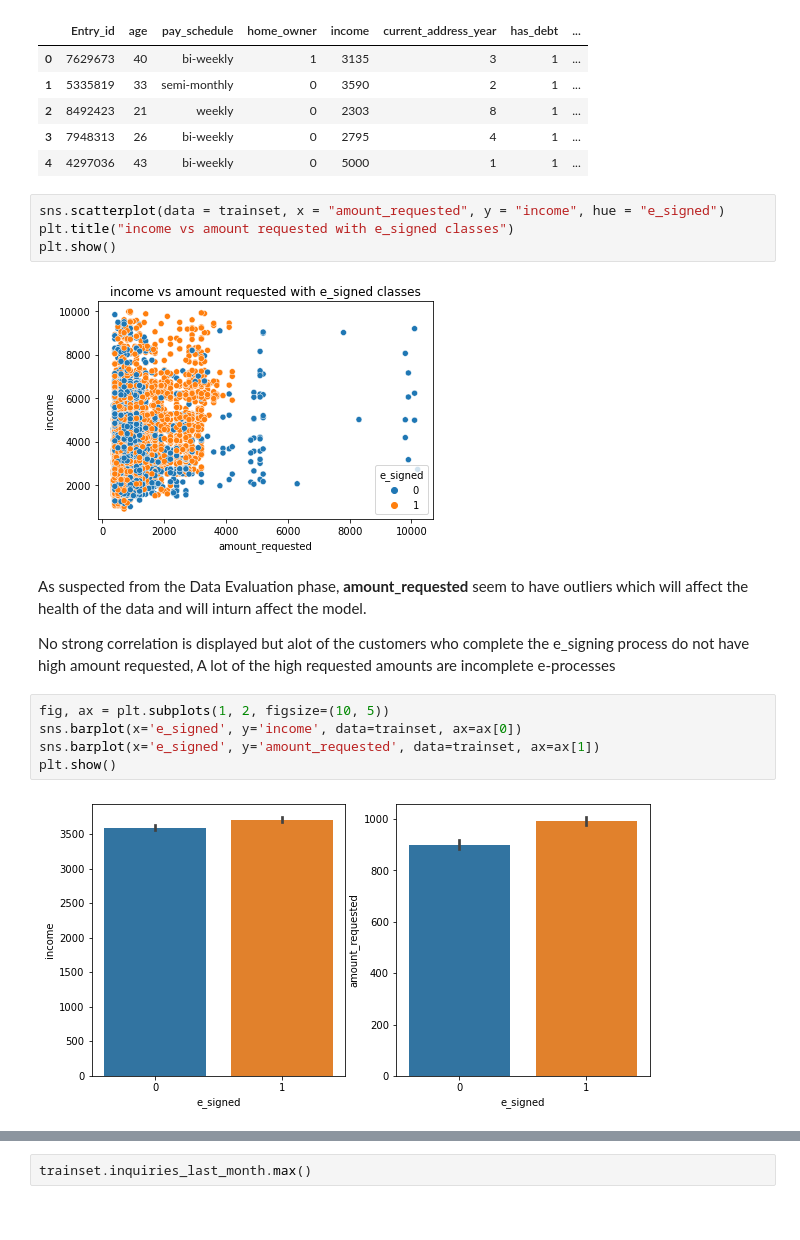
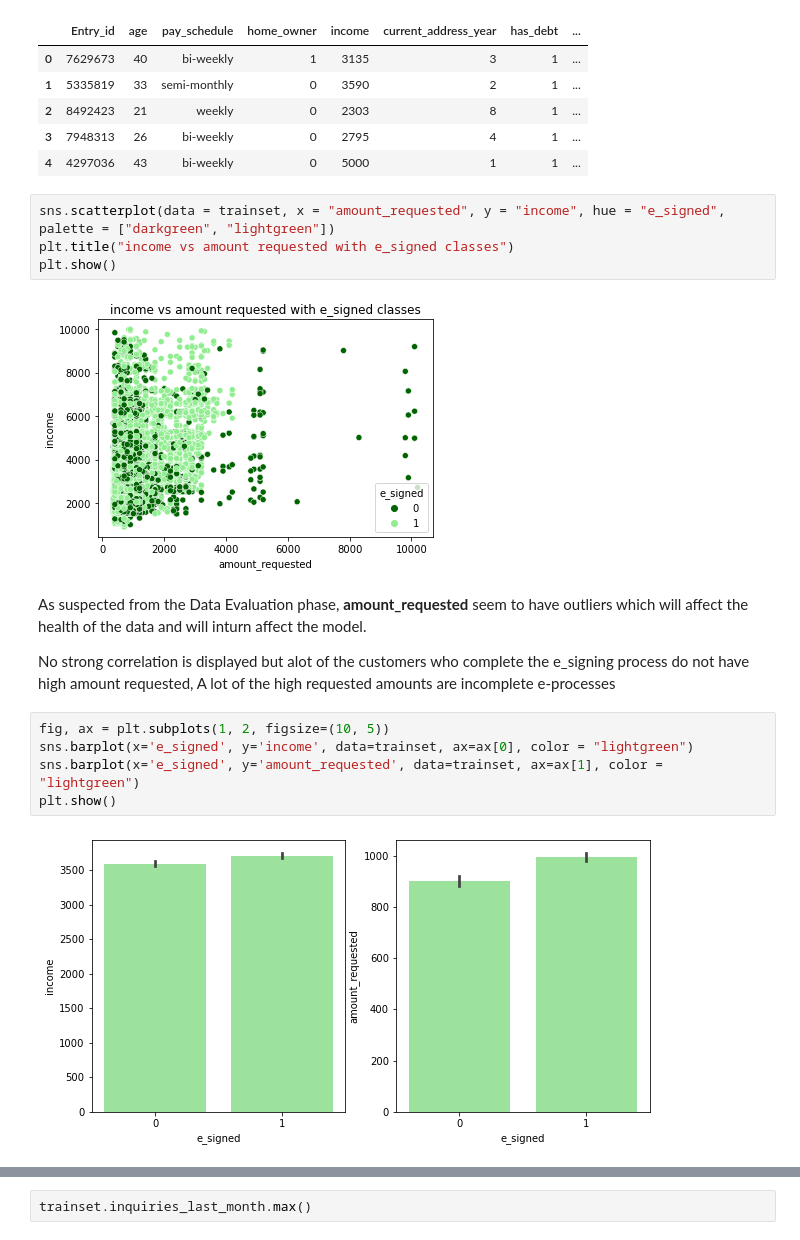
Before and after one commit to Apprentice-doa/DataFestAfrica-Hackathon--E-Process-Applicaton-Classification, a Jupyter notebook: Borrowme EDA.ipynb, the cells around one changed output, grey strips where cells are left out. Drawn from its saved outputs; the diff is of its cells as text.

Commit message:
Changed the colors of the plots

```diff
--- a/Borrowme EDA.ipynb
+++ b/Borrowme EDA.ipynb
@@ -200,21 +200,21 @@ trainset.head()
 | 3 | 7948313 | 26 | bi-weekly | 0 | 2795 | 4 | 1 | ... |
 | 4 | 4297036 | 43 | bi-weekly | 0 | 5000 | 1 | 1 | ... |
 # %%
-sns.scatterplot(data = trainset, x = "amount_requested", y = "income", hue = "e_signed")
+sns.scatterplot(data = trainset, x = "amount_requested", y = "income", hue = "e_signed", palette = ["darkgreen", "lightgreen"])
 plt.title("income vs amount requested with e_signed classes")
 plt.show()
 # %% [output]
-[figure, old version]
+[figure, new version]
 # %% [markdown]
 As suspected from the Data Evaluation phase, **amount_requested** seem to have outliers which will affect the health of the data and will inturn affect the model.
 
 No strong correlation is displayed but alot of the customers who complete the e_signing process do not have high amount requested, A lot of the high requested amounts are incomplete e-processes
 # %%
 fig, ax = plt.subplots(1, 2, figsize=(10, 5))
-sns.barplot(x='e_signed', y='income', data=trainset, ax=ax[0])
-sns.barplot(x='e_signed', y='amount_requested', data=trainset, ax=ax[1])
+sns.barplot(x='e_signed', y='income', data=trainset, ax=ax[0], color = "lightgreen")
+sns.barplot(x='e_signed', y='amount_requested', data=trainset, ax=ax[1], color = "lightgreen")
 plt.show()
 # %% [output]
-[figure, old version]
+[figure, new version]
 # %%
 fig, ax = plt.subplots(figsize=(5, 5))
```
Also changed, not shown: parts of 23 cells of this notebook.
